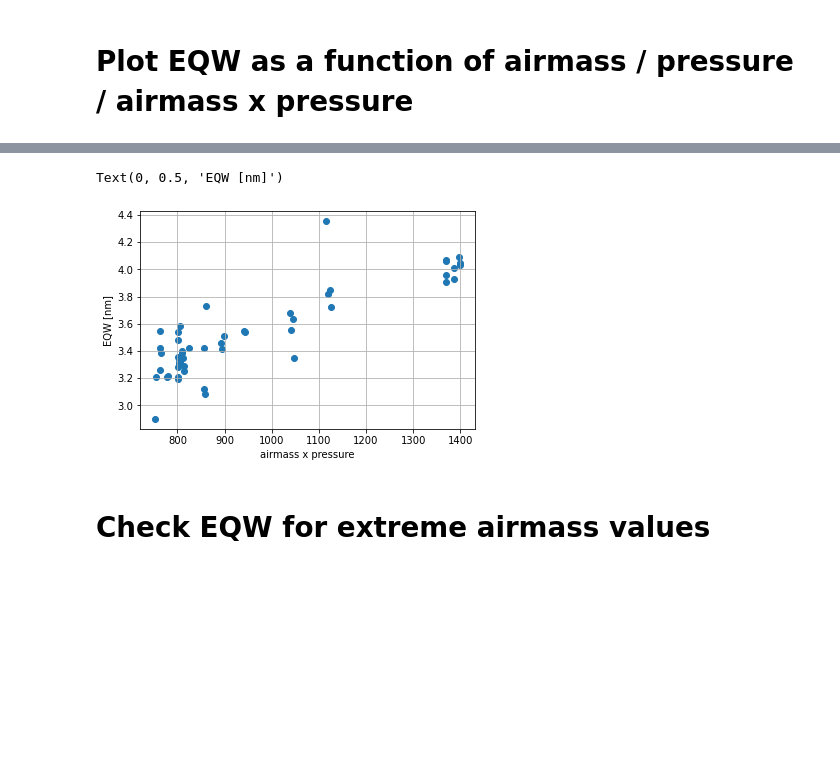
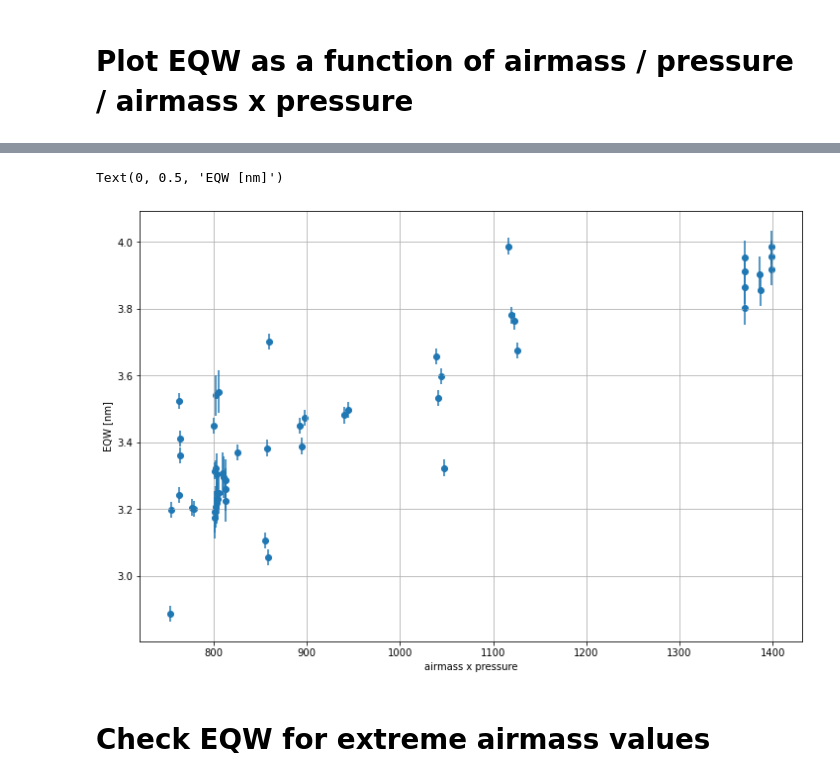
Before and after one commit to mrmonroy/AuxTel_eqw, a Jupyter notebook: O2_EQW/calculate_o2_eqw.ipynb, the cells around one changed output, grey strips where cells are left out. Saved outputs shown, nothing was run; the diff lists cells and outputs as text; code cells hidden in the pictures; blank space fills up the shorter version.

```diff
--- a/O2_EQW/calculate_o2_eqw.ipynb
+++ b/O2_EQW/calculate_o2_eqw.ipynb
@@ -38,5 +43,5 @@ def lin_fun(x,a,b):
 def fun_fit(x,a,b,c,d):
     return a*x**3.+b*x**2.+c*x+d
 # %%
-def continuum_error(l0,sigma_a,sigma_b,sigma_c,sigma_d):
-    return np.sqrt(l0**6.*sigma_a**2.+l0**4.*sigma_b**2.+l0**2.*sigma_c**2.+sigma_d**2.)
+#def continuum_error(l0,sigma_a,sigma_b,sigma_c,sigma_d):
+#    return np.sqrt(l0**6.*sigma_a**2.+l0**4.*sigma_b**2.+l0**2.*sigma_c**2.+sigma_d**2.)
@@ -52,7 +116,7 @@ def eqw_error(cont_at_line,line_area,sigma_cont,sigma_area_line):
     sigma2_eqw = sigma_area_line**2./cont_at_line**2. + line_area**2.*sigma_cont**2./cont_at_line**4.
     return np.sqrt(sigma2_eqw)
 # %%
-def eqw(x,flux,min_cont,max_cont,min_lin,max_lin,central_lambda=None,return_fit=False,make_plot=True,plot_name='test.png'):
+def eqw(x,flux,min_cont,max_cont,min_lin,max_lin,central_lambda=None,n_order=1,return_fit=False,make_plot=True,plot_name='test.png'):
 
     xmask_c = (x>=min_cont)*(x<=max_cont)
     xmask_fit = (x>=min_cont)*(x<=min_lin)+(x<=max_cont)*(x>=max_lin)
@@ -70,11 +134,14 @@ def eqw(x,flux,min_cont,max_cont,min_lin,max_lin,central_lambda=None,return_fit=
     xc3 = np.concatenate((xc1,xc2))
     yc3 = np.concatenate((yc1,yc2))
 
-    p3,cov3 = curve_fit(fun_fit,xc3,yc3)
+    #p3,cov3 = curve_fit(fun_fit,xc3,yc3)
+    p_,cov_ = np.polyfit(xc3,yc3,n_order,cov=True)
+    pol_ = np.poly1d(p_)
 
     linemask = (xline>=min_lin)*(xline<=max_lin)
     xline_model = xline[linemask]
-    fline_model = fun_fit(xline_model,p3[0],p3[1],p3[2],p3[3])
+    #fline_model = fun_fit(xline_model,p3[0],p3[1],p3[2],p3[3])
+    fline_model = pol_(xline_model)
 
     def fun_fit_(x):
         return fun_fit(x,p3[0],p3[1],p3[2],p3[3])
@@ -82,7 +149,8 @@ def eqw(x,flux,min_cont,max_cont,min_lin,max_lin,central_lambda=None,return_fit=
     #norm_array = fun_fit_(xline)
 
     #area_c = np.trapz(fline_model,xline_model)
-    area_c, area_c_error = quad(fun_fit_,min_lin,max_lin)
+    #area_c, area_c_error = quad(fun_fit_,min_lin,max_lin)
+    area_c, area_c_error = quad(pol_,min_lin,max_lin)
     area_ul = np.trapz(fline[linemask],xline_model)
 
     area_l = area_c-area_ul
@@ -95,7 +163,8 @@ def eqw(x,flux,min_cont,max_cont,min_lin,max_lin,central_lambda=None,return_fit=
         xmin_line = central_lambda
         xmin_line_ = xline_model[np.where(fline[linemask]==np.min(fline[linemask]))[0]][0]
         delta_line = xmin_line_-central_lambda
-    cont_min = fun_fit(xmin_line,p3[0],p3[1],p3[2],p3[3])
+    #cont_min = fun_fit(xmin_line,p3[0],p3[1],p3[2],p3[3])
+    cont_min = pol_(xmin_line)
 
     eqw = area_l/cont_min
     #print('EQW = ',eqw)
@@ -106,21 +175,24 @@ def eqw(x,flux,min_cont,max_cont,min_lin,max_lin,central_lambda=None,return_fit=
     if make_plot:
         fig=plt.figure(figsize=(10,6))
         plt.plot(xline,fline)
-        plt.plot(xline,fun_fit(xline,p3[0],p3[1],p3[2],p3[3]),ls='--',color='orange')
-        plt.fill_between(xline_model,fun_fit(xline_model,p3[0],p3[1],p3[2],p3[3]),fline[linemask],color='gray',alpha=0.2)
+        #plt.plot(xline,fun_fit(xline,p3[0],p3[1],p3[2],p3[3]),ls='--',color='orange')
+        plt.plot(xline,pol_(xline),ls='--',color='orange')
+        #plt.fill_between(xline_model,fun_fit(xline_model,p3[0],p3[1],p3[2],p3[3]),fline[linemask],color='gray',alpha=0.2)
+        plt.fill_between(xline_model,pol_(xline_model),fline[linemask],color='gray',alpha=0.2)
         plt.fill_between(xline_model[eqwmask],continuum,color='cyan',alpha=0.2)
         plt.axvline(x=central_lambda,ls='--',color='r')
         plt.grid()
         plt.xlabel(r'$\lambda \, [nm]$',fontsize=12)
         #plt.ylabel(r'$\gamma \, / \, (s \cdot cm^2 \cdot nm)$',fontsize=12)
-        '''
-        plot_outdir = 'output_plots/eqw_line_fit_{0}/'.format(source_spec)
+
+        plot_outdir = 'output_plots/'
         if os.path.exists(plot_outdir)==False:
             os.mkdir(plot_outdir)
         plt.savefig(plot_outdir+plot_name)
-        '''
+
     if return_fit:
-        return eqw, p3, cov3, xline, fline, fun_fit(xline,p3[0],p3[1],p3[2],p3[3]), fun_fit(xline_model,p3[0],p3[1],p3[2],p3[3]), linemask, xline_model[eqwmask], cont_min, area_l, area_c_error, continuum
+        #return eqw, p3, cov3, xline, fline, fun_fit(xline,p3[0],p3[1],p3[2],p3[3]), fun_fit(xline_model,p3[0],p3[1],p3[2],p3[3]), linemask, xline_model[eqwmask], cont_min, area_l, area_c_error, continuum
+        return eqw, p_, cov_, xline, fline, pol_(xline), pol_(xline_model), linemask, xline_model[eqwmask], cont_min, area_l, area_c_error, continuum
     else:
         return eqw
 # %% [markdown]
@@ -178,4 +251,6 @@ plt.grid()
 # %% [output]
 [figure]
+# %%
+n_order = 1
 # %%
 #eqw, params, x, fl = eqw(x_,specdf_ref,xmask_c,xmin_int,xmax_int,xmin_line)
@@ -303,11 +341,13 @@ Text(0, 0.5, 'EQW [nm]')
 # %%
+plt.figure(figsize=(12,8))
 plt.scatter(airmass*pressure,eqwidth)
+plt.errorbar(airmass*pressure,eqwidth,yerr=eqwidth_err,ls='',fmt='.')
 plt.grid()
 plt.xlabel('airmass x pressure')
 plt.ylabel('EQW [nm]')
 # %% [output]
 Text(0, 0.5, 'EQW [nm]')
-[figure, old version]
+[figure, new version]
 # %% [markdown]
 # Check EQW for extreme airmass values
 # %%
```
Also changed, not shown: parts of 18 cells of this notebook.
